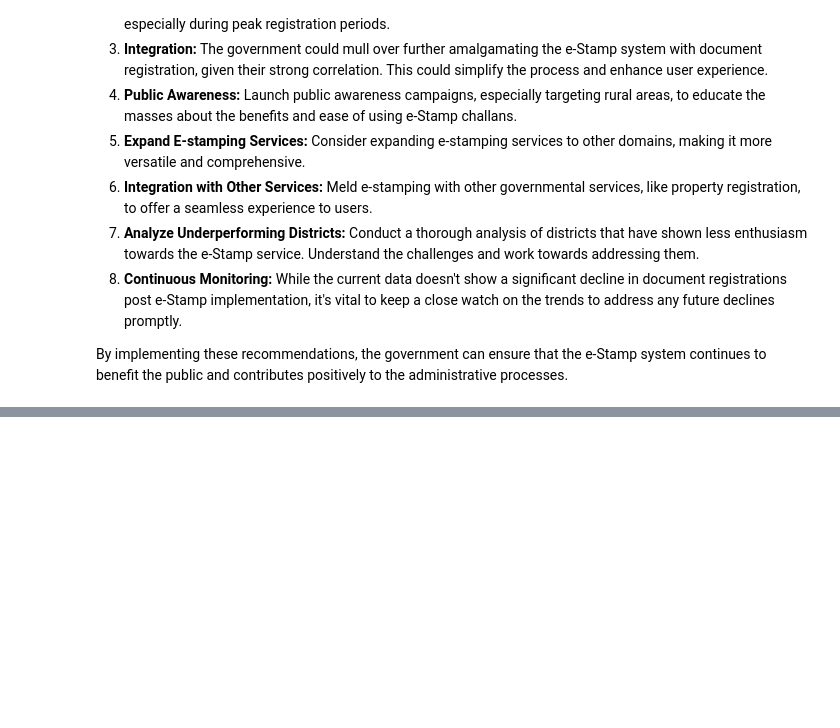
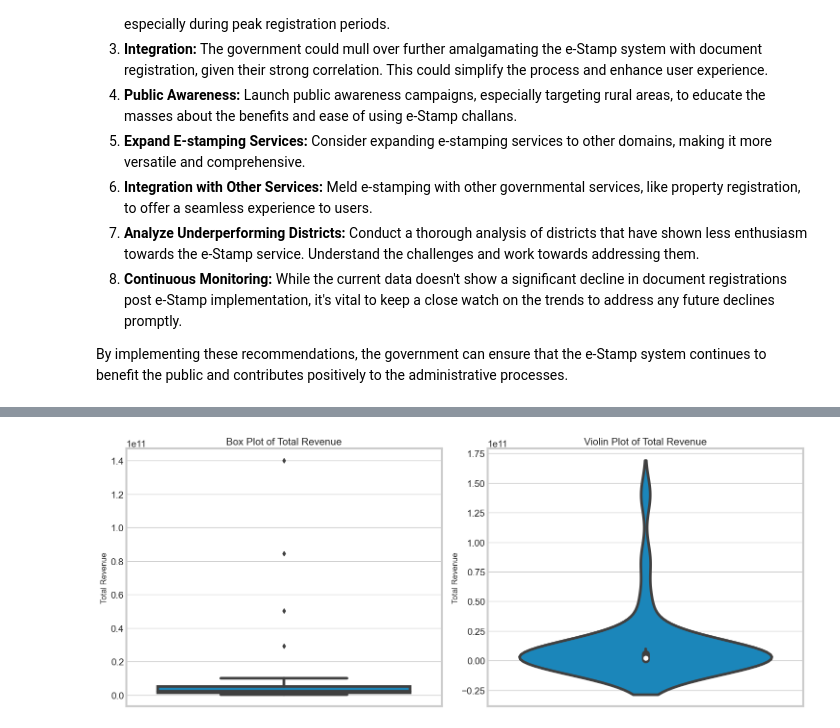
Before and after one commit to nani2357/Telangana_Growth_Analysis, a Jupyter notebook: notebooks/stamps.ipynb, the cells around one changed output, grey strips where cells are left out. Cells and saved outputs as stored; diff of their text form; code cells hidden in the pictures; blank space fills up the shorter version.

```diff
--- a/notebooks/stamps.ipynb
+++ b/notebooks/stamps.ipynb
@@ -1261,0 +1321,26 @@ By implementing these recommendations, the government can ensure that the e-Stam
+# %%
+# Set the style for seaborn
+sns.set_style("whitegrid")
+
+# Initialize the figure
+plt.figure(figsize=(15, 6))
+
+# Create a subplot for Box Plot
+plt.subplot(1, 2, 1)
+sns.boxplot(y=grouped['total_revenue'])
+plt.title('Box Plot of Total Revenue', fontsize=15)
+plt.ylabel('Total Revenue', fontsize=12)
+
+# Create a subplot for Violin Plot
+plt.subplot(1, 2, 2)
+sns.violinplot(y=grouped['total_revenue'])
+plt.title('Violin Plot of Total Revenue', fontsize=15)
+plt.ylabel('Total Revenue', fontsize=12)
+
+# Adjust layout
+plt.tight_layout()
+
+# Display the plots
+plt.show()
+# %% [output]
+[figure, added]
```
Also changed, not shown: parts of 21 cells of this notebook, 2 other files.
